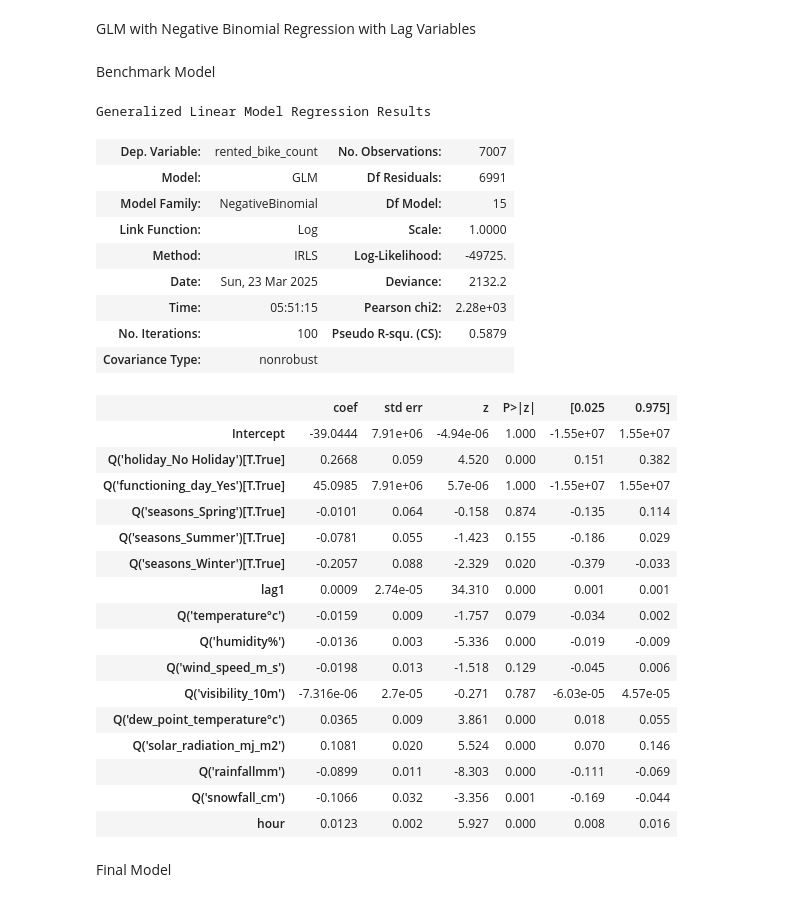
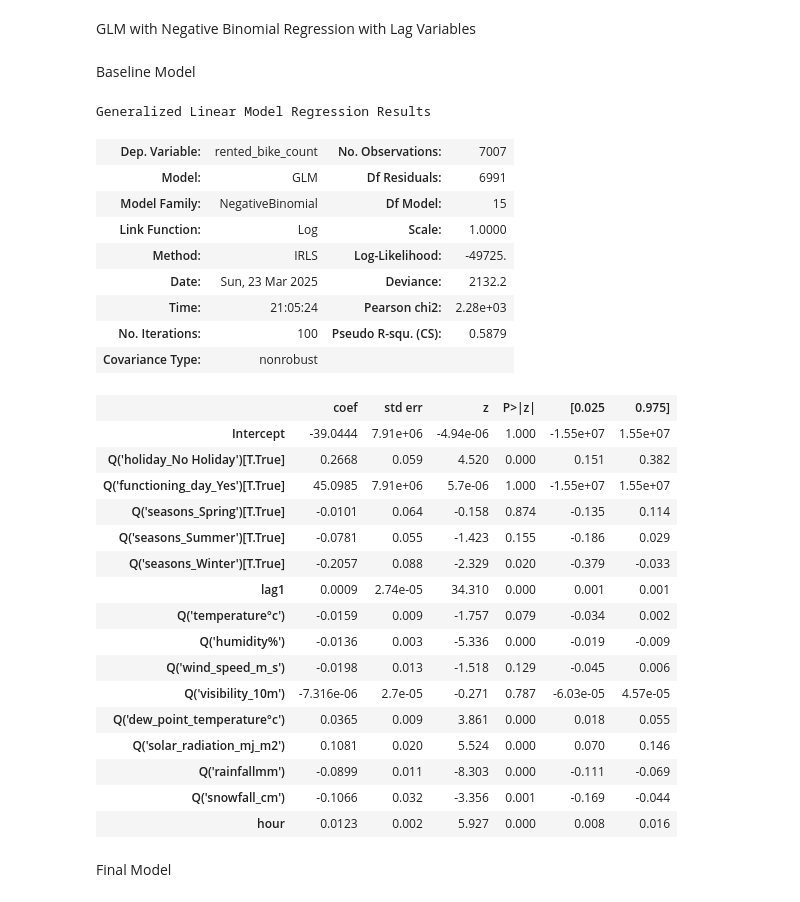
Before and after one commit to shiqizhang06/Bike-Sharing-Demand-Project, a Jupyter notebook: RQ3.ipynb, the cells around one changed output. Drawn from its saved outputs; the diff is of its cells as text; code cells hidden in the pictures.

```diff
--- a/RQ3.ipynb
+++ b/RQ3.ipynb
@@ -61,39 +61,49 @@ train.shape, test.shape
 # %% [markdown]
 GLM with Negative Binomial Regression with Lag Variables
 # %% [markdown]
-Benchmark Model
+Baseline Model
 # %%
 import statsmodels.api as sm
 import statsmodels.formula.api as smf
+from numpy import sqrt
+from sklearn.metrics import mean_squared_error, mean_absolute_error
+
+
 
 # Step 1: Define the model formula
 # We'll include weather features, time-based variables, and the lagged bike count
 nb_formula = (
     "rented_bike_count ~ lag1 + Q('temperature°c') + Q('humidity%') + Q('wind_speed_m_s') + "
     "Q('visibility_10m') + Q('dew_point_temperature°c') + Q('solar_radiation_mj_m2') + "
     "Q('rainfallmm') + Q('snowfall_cm') + hour + "
     "Q('holiday_No Holiday') + Q('functioning_day_Yes') + "
     "Q('seasons_Spring') + Q('seasons_Summer') + Q('seasons_Winter')"
 )
 
 # Step 2: Fit the Negative Binomial GLM
 nb_model_benchmark = smf.glm(
     formula=nb_formula,
     data=train,
     family=sm.families.NegativeBinomial()
 ).fit()
 
+
+
+glm_pred_full = nb_model_benchmark.predict(test)
+rmse_full = sqrt(mean_squared_error(test['rented_bike_count'], glm_pred_full))
+mae_full = mean_absolute_error(test['rented_bike_count'], glm_pred_full)
+
 # Step 3: Summary of the model
 nb_model_benchmark.summary()
 # %% [output]
 Generalized Linear Model Regression Results
 | Dep. Variable: | rented_bike_count | No. Observations: | 7007 |
 | Model: | GLM | Df Residuals: | 6991 |
 | Model Family: | NegativeBinomial | Df Model: | 15 |
 | Link Function: | Log | Scale: | 1.0000 |
 | Method: | IRLS | Log-Likelihood: | -49725. |
 | Date: | Sun, 23 Mar 2025 | Deviance: | 2132.2 |
-| Time: | 05:51:15 | Pearson chi2: | 2.28e+03 |
+| Time: | 21:05:24 | Pearson chi2: | 2.28e+03 |
 | No. Iterations: | 100 | Pseudo R-squ. (CS): | 0.5879 |
 | Covariance Type: | nonrobust |  |  |
 |  | coef | std err | z | P>|z| | [0.025 | 0.975] |
```
Also changed, not shown: parts of 10 cells of this notebook.
